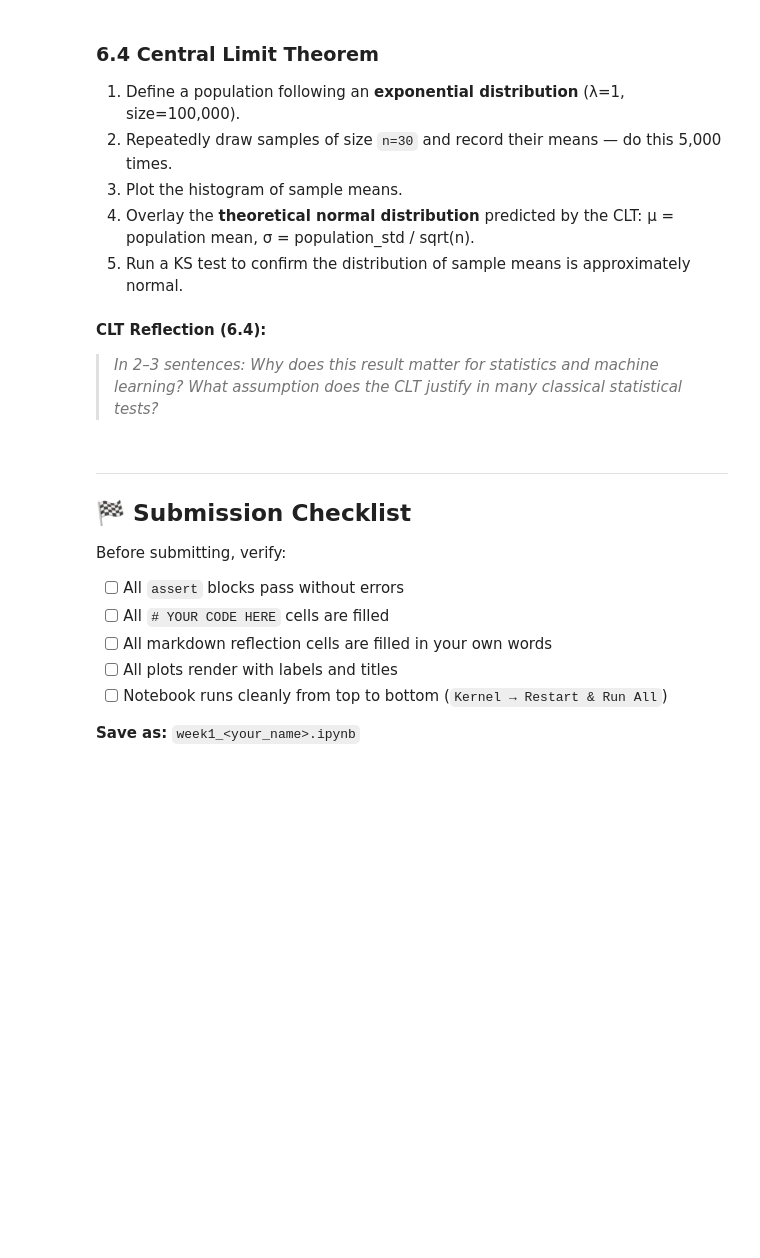
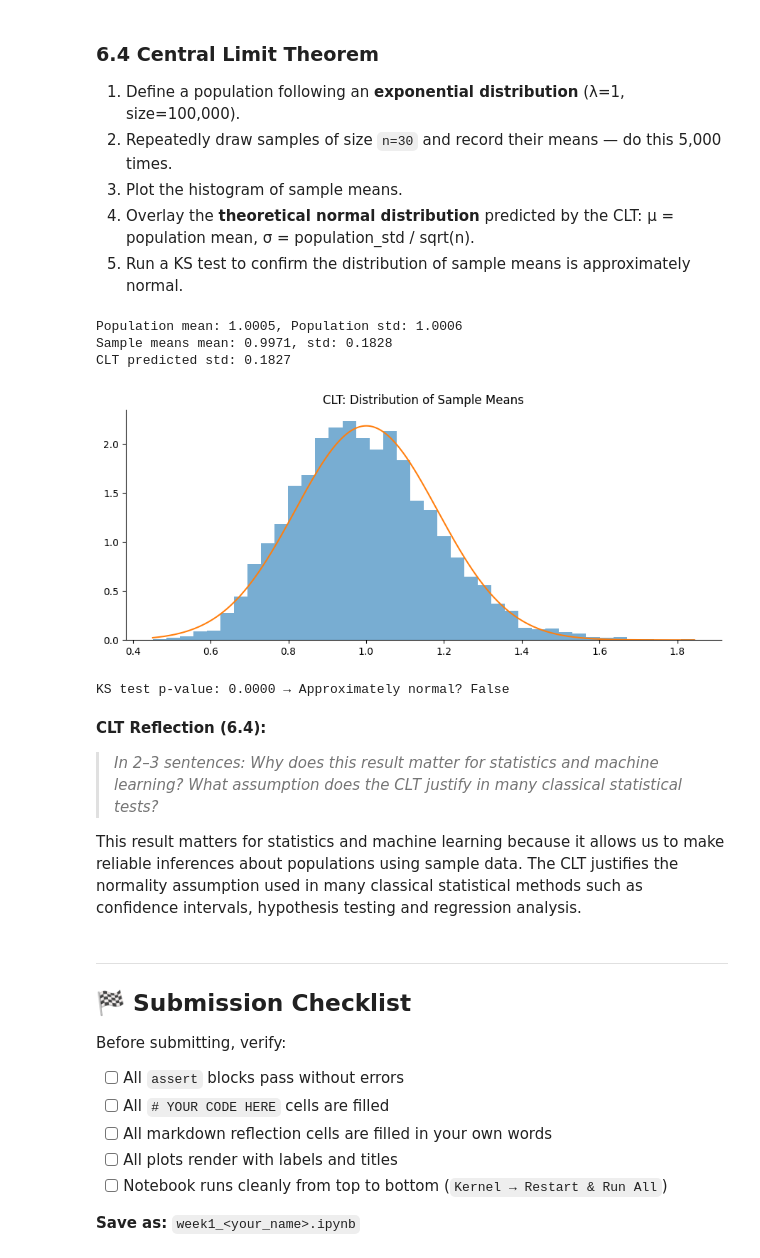
Before and after one commit to sumedhabhadauria/Assignments, a Jupyter notebook: week1_SumedhaBhadauria.ipynb, the cells around one changed output. Cells and saved outputs as stored; diff of their text form; code cells hidden in the pictures; blank space fills up the shorter version.

```diff
--- a/week1_SumedhaBhadauria.ipynb
+++ b/week1_SumedhaBhadauria.ipynb
@@ -863,32 +917,46 @@ print("6.3 passed ✓")
 # %%
 np.random.seed(7)
 population = np.random.exponential(scale=1.0, size=100_000)
 
 n_samples = 5000
 sample_size = 30
-sample_means = None  # YOUR CODE HERE — array of 5000 sample means
+sample_means = np.array([
+    np.random.choice(population, size=sample_size, replace=True).mean()
+    for i in range(n_samples)
+])
 
 pop_mean = population.mean()
 pop_std  = population.std()
-clt_std  = None  # YOUR CODE HERE — predicted std of sample means
+clt_std  = pop_std / np.sqrt(sample_size)
 
 print(f"Population mean: {pop_mean:.4f}, Population std: {pop_std:.4f}")
 print(f"Sample means mean: {sample_means.mean():.4f}, std: {sample_means.std():.4f}")
 print(f"CLT predicted std: {clt_std:.4f}")
 
 # Plot
 fig, ax = plt.subplots()
-# YOUR CODE HERE — histogram of sample means + theoretical normal overlay
+ax.hist(sample_means, bins=40, density=True, alpha=0.6, label='Sample Means')
+x = np.linspace(sample_means.min(), sample_means.max(), 300)
+ax.plot(x, stats.norm.pdf(x, pop_mean, clt_std), label='Theoretical Normal')
 ax.set_title('CLT: Distribution of Sample Means')
 plt.tight_layout(); plt.show()
 
 # KS test
 ks_result = stats.kstest(sample_means, 'norm', args=(pop_mean, clt_std))
 print(f"KS test p-value: {ks_result.pvalue:.4f} → Approximately normal? {ks_result.pvalue > 0.05}")
+# %% [output]
+Population mean: 1.0005, Population std: 1.0006
+Sample means mean: 0.9971, std: 0.1828
+CLT predicted std: 0.1827
+[figure, added]
+KS test p-value: 0.0000 → Approximately normal? False
 # %% [markdown]
 **CLT Reflection (6.4):**
 
 > *In 2–3 sentences: Why does this result matter for statistics and machine learning? What assumption does the CLT justify in many classical statistical tests?*
+
+This result matters for statistics and machine learning because it allows us to make reliable inferences about populations using sample data.
+The CLT justifies the normality assumption used in many classical statistical methods such as confidence intervals, hypothesis testing and regression analysis.
 # %% [markdown]
 ---
 ## 🏁 Submission Checklist
```
Also changed, not shown: parts of 8 cells of this notebook.
